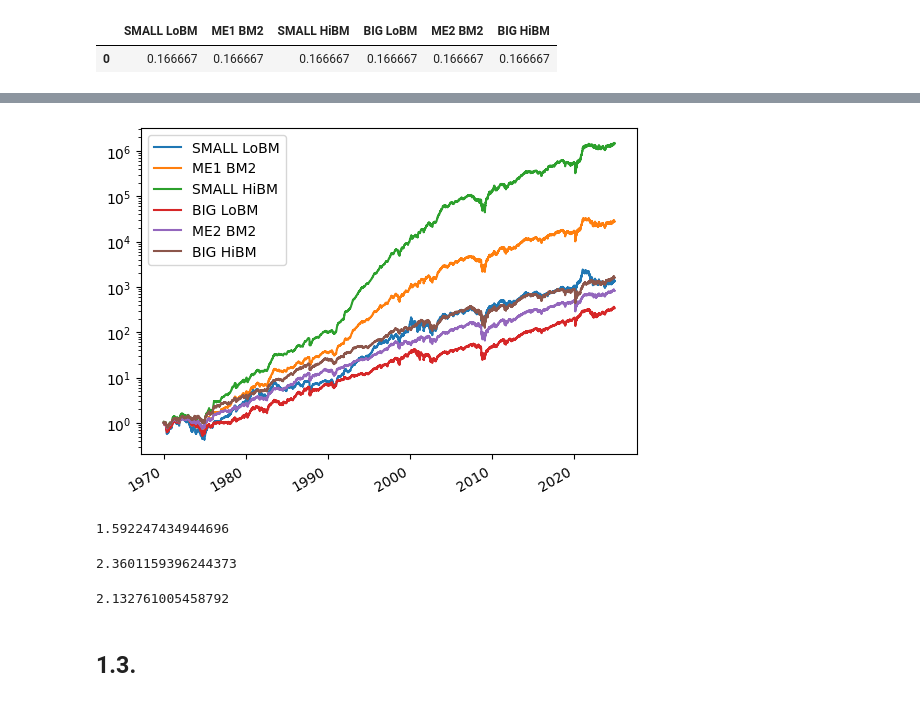
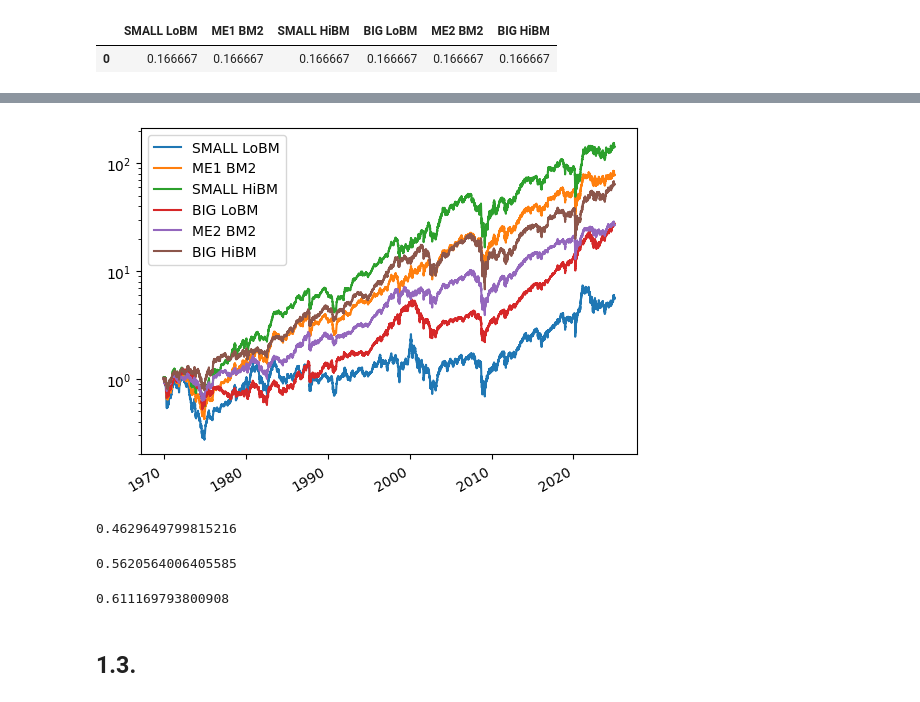
Before and after one commit to v-buchkov/wufam, a Jupyter notebook: backtests/0_Assignment.ipynb, the cells around one changed output, grey strips where cells are left out. Saved outputs shown, nothing was run; the diff lists cells and outputs as text; code cells hidden in the pictures.

```diff
--- a/backtests/0_Assignment.ipynb
+++ b/backtests/0_Assignment.ipynb
@@ -18,14 +21,16 @@ PATH = Path("../data/kf_data")
 START = "1970-01-01"
 END = "2024-12-31"
 DATASET = Dataset.BM_6
+WEIGHTING = "value_weighted"
 # %% [markdown]
 ## 1.1
 # %%
-portfolios_df, factors_df, rf = read_kf_data(
+portfolios_xs_r, factors_df, rf = read_kf_data(
     portfolios_filename=PATH / DATASET,
     factors_filename=PATH / Dataset.FACTORS,
     start_date=START,
     end_date=END,
+    weighting=WEIGHTING,
 )
 # %% [markdown]
 ## 1.2
@@ -96,34 +102,34 @@ np.float64(0.0)
 # %%
-portfolios_df.add(1).cumprod().plot(logy=True);
+portfolios_xs_r.add(1).cumprod().plot(logy=True);
 # %% [output]
-[figure, old version]
+[figure, new version]
 # %%
 calc_sharpe(
     weights=ew_weights,
-    excess_ret=portfolios_df,
+    excess_ret=portfolios_xs_r,
     rf_rate=rf,
     factor_annualize=252,
 )
 # %% [output]
-1.592247434944696
+0.4629649799815216
 # %%
 calc_sharpe(
     weights=mv_weights,
-    excess_ret=portfolios_df,
+    excess_ret=portfolios_xs_r,
     rf_rate=rf,
     factor_annualize=252,
 )
 # %% [output]
-2.3601159396244373
+0.5620564006405585
 # %%
 calc_sharpe(
     weights=min_var_weights,
-    excess_ret=portfolios_df,
+    excess_ret=portfolios_xs_r,
     rf_rate=rf,
     factor_annualize=252,
 )
 # %% [output]
-2.132761005458792
+0.611169793800908
 # %% [markdown]
 ## 1.3.
 # %%
```
Also changed, not shown: parts of 24 cells of this notebook, 6 other files.
